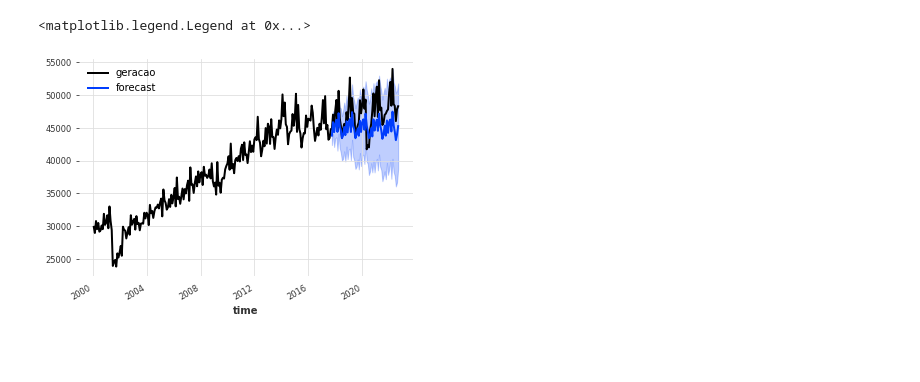
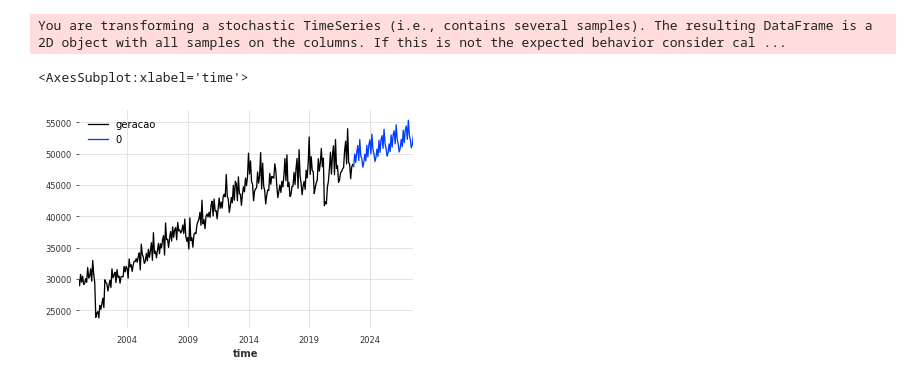
Before and after one commit to aruasouza/CTG_2, a Jupyter notebook: GSF/geracao.ipynb, the cells around one changed output. Cells and saved outputs as stored; diff of their text form; code cells hidden in the pictures; blank space fills up the shorter version.

Commit message:
modelo geração

```diff
--- a/GSF/geracao.ipynb
+++ b/GSF/geracao.ipynb
@@ -19,10 +49,14 @@ train,test = series[:-60],series[-60:]
 # %%
+transformed_df = df.diff().dropna()
+train = TimeSeries.from_dataframe(transformed_df)
 model = TBATS(use_box_cox = True,box_cox_bounds=(0, 10),use_trend = False,use_arma_errors = True)
 model.fit(train)
-prediction = model.predict(len(test), num_samples=1000)
-series.plot()
-prediction.plot(label="forecast", low_quantile=0.05, high_quantile=0.95)
-plt.legend()
+prediction = model.predict(60, num_samples=1000)
+pred_df = pd.DataFrame(prediction.pd_dataframe().T.mean())
+real_pred_df = pred_df.cumsum() + df.values.ravel()[-1]
+final_df = pd.concat([df,real_pred_df])
+final_df.plot()
 # %% [output]
-<matplotlib.legend.Legend at 0x...>
+You are transforming a stochastic TimeSeries (i.e., contains several samples). The resulting DataFrame is a 2D object with all samples on the columns. If this is not the expected behavior consider cal ...
+<AxesSubplot:xlabel='time'>
-[figure, old version]
+[figure, new version]
```
Also changed, not shown: parts of 6 cells of this notebook.
